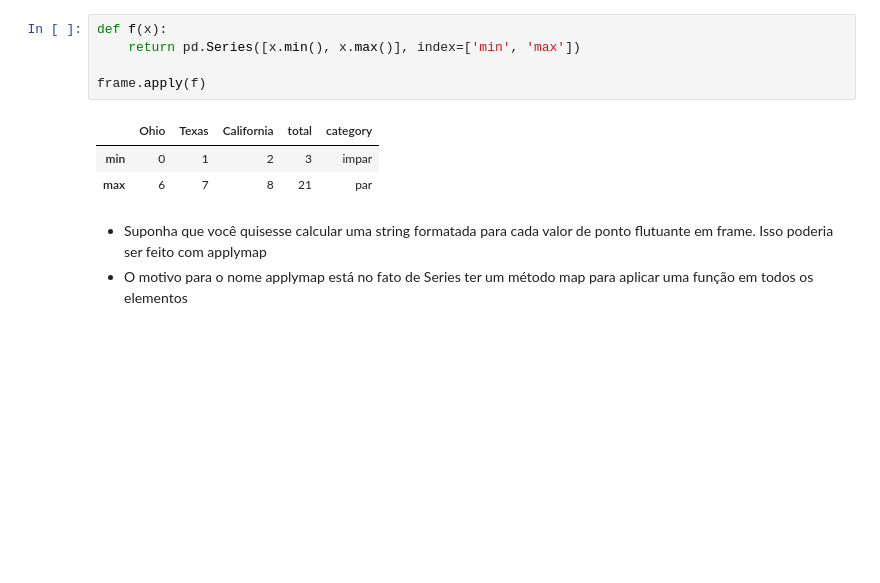
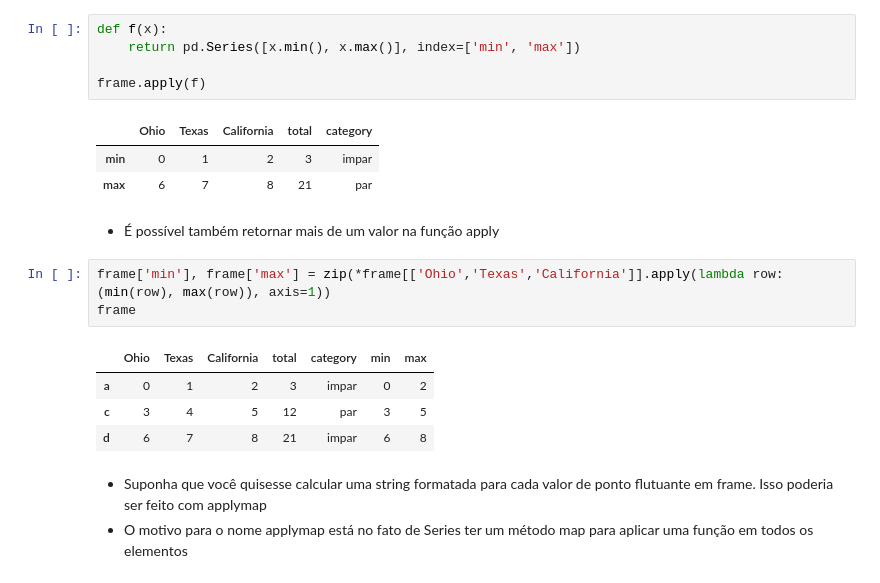
Before and after one commit to andrelbd1/teaching-data-science, a Jupyter notebook: 02. Apply, Applymap, Lambda, Sorting and Classification.ipynb, the cells around one changed output. Cells and saved outputs as stored; diff of their text form; blank space fills up the shorter version.

Commit message:
Adding apply returning more than one result

```diff
--- a/02. Apply, Applymap, Lambda, Sorting and Classification.ipynb
+++ b/02. Apply, Applymap, Lambda, Sorting and Classification.ipynb
@@ -63,6 +63,16 @@ frame.apply(f)
 |  | Ohio | Texas | California | total | category |
 | min | 0 | 1 | 2 | 3 | impar |
 | max | 6 | 7 | 8 | 21 | par |
+# %% [markdown]
+- É possível também retornar mais de um valor na função apply
+# %%
+frame['min'], frame['max'] = zip(*frame[['Ohio','Texas','California']].apply(lambda row: (min(row), max(row)), axis=1))
+frame
+# %% [output]
+|  | Ohio | Texas | California | total | category | min | max |
+| a | 0 | 1 | 2 | 3 | impar | 0 | 2 |
+| c | 3 | 4 | 5 | 12 | par | 3 | 5 |
+| d | 6 | 7 | 8 | 21 | impar | 6 | 8 |
 # %% [markdown]
 - Suponha que você quisesse calcular uma string formatada para cada valor de ponto flutuante em frame. Isso poderia ser feito com applymap
 - O motivo para o nome applymap está no fato de Series ter um método map para aplicar uma função em todos os elementos
```
Also changed, not shown: parts of 4 cells of this notebook, 1 other file.
